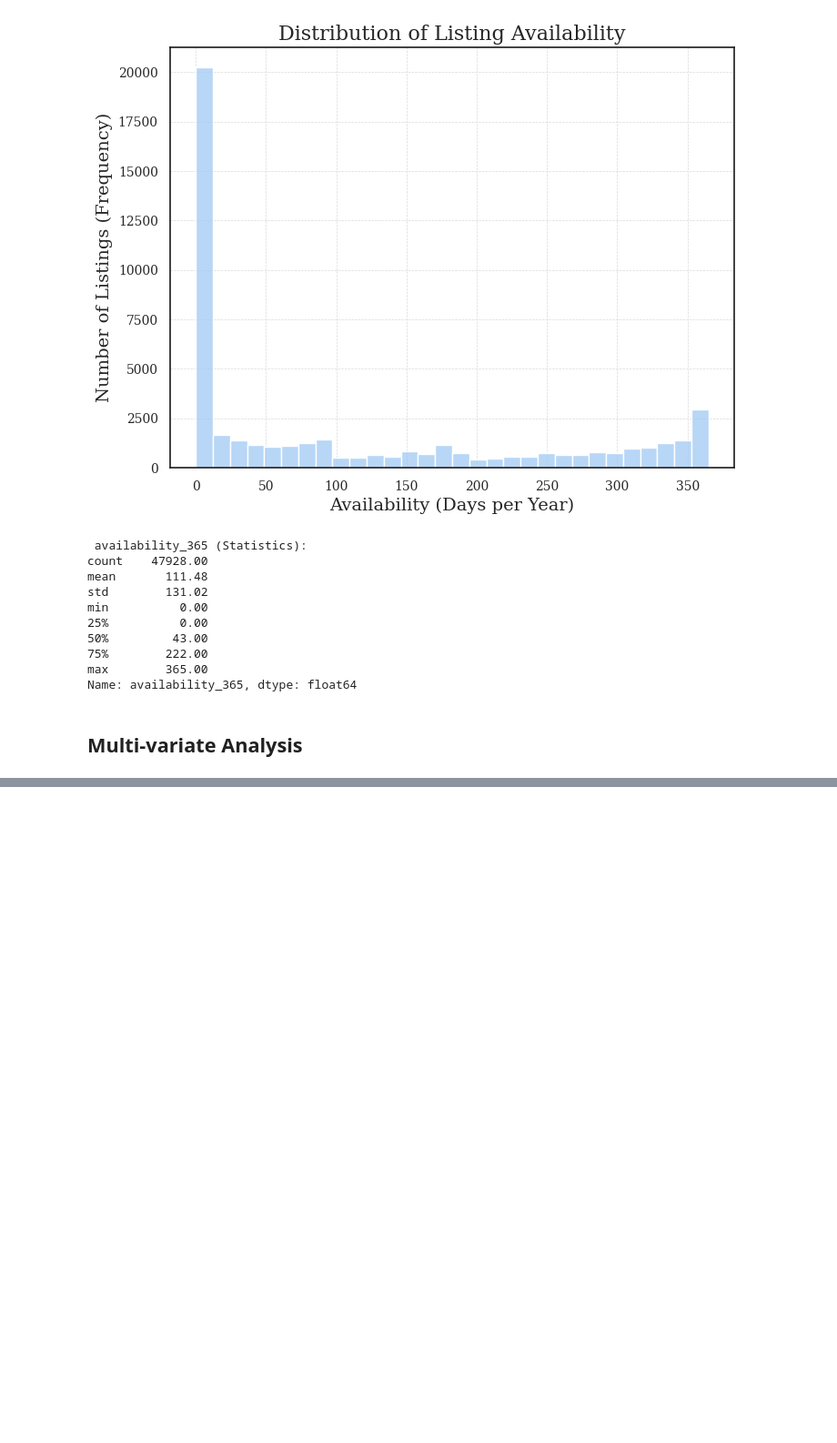
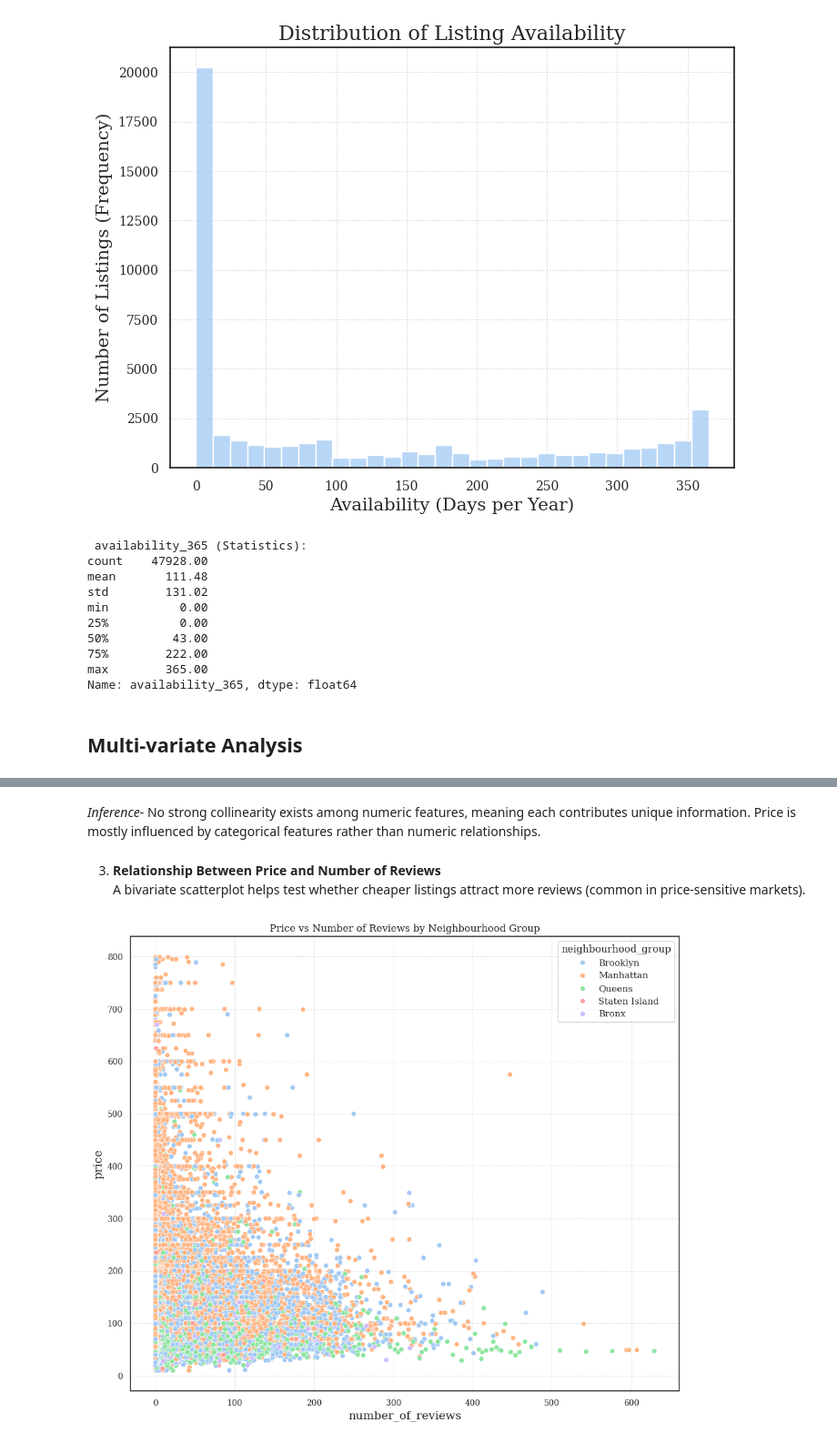
Before and after one commit to Aditya-907/NYC_Airbnb_EDA, a Jupyter notebook: notebooks/EDA_Report.ipynb, the cells around one changed output, grey strips where cells are left out. Shown at 91% size. Drawn from its saved outputs; the diff is of its cells as text; code cells hidden in the pictures; blank space fills up the shorter version.

```diff
--- a/notebooks/EDA_Report.ipynb
+++ b/notebooks/EDA_Report.ipynb
@@ -730,0 +791,12 @@ We will be using **correlation heatmap** as they can help us visualize and show
+# %% [markdown]
+*Inference*- No strong collinearity exists among numeric features, meaning each contributes unique information. Price is mostly influenced by categorical features rather than numeric relationships.
+# %% [markdown]
+3. **Relationship Between Price and Number of Reviews**
+A bivariate scatterplot helps test whether cheaper listings attract more reviews (common in price-sensitive markets).
+# %%
+plt.figure(figsize=(12, 10))
+sns.scatterplot(x='number_of_reviews', y='price', hue='neighbourhood_group', data=df)
+plt.title('Price vs Number of Reviews by Neighbourhood Group')
+plt.show()
+# %% [output]
+[figure, added]
```
Also changed, not shown: parts of 31 cells of this notebook.
